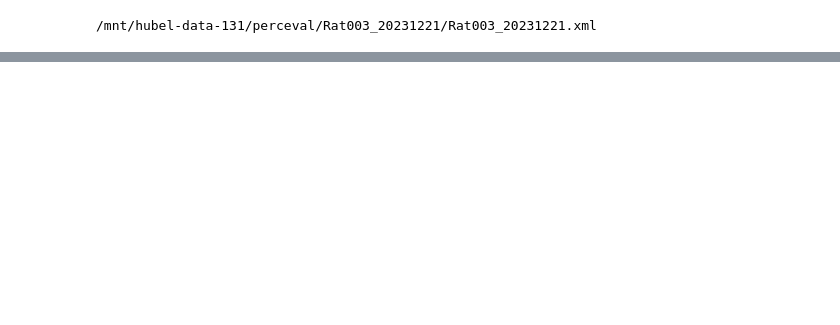
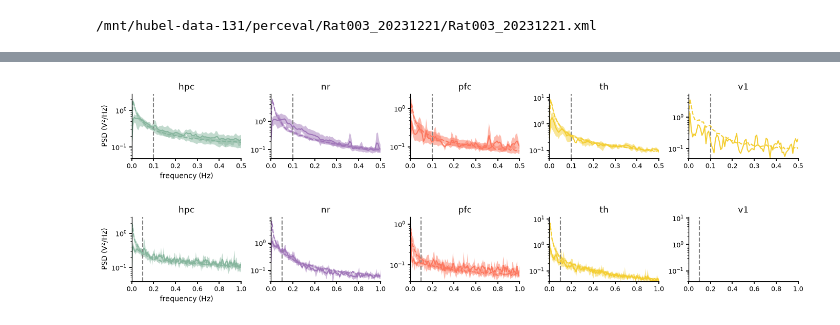
Before and after one commit to pietro-bozzo/NRCode, a Jupyter notebook: Python/Drafts/ISAPSD.ipynb, the cells around one changed output, grey strips where cells are left out. Drawn from its saved outputs; the diff is of its cells as text; code cells hidden in the pictures; blank space fills up the shorter version.

```diff
--- a/Python/Drafts/ISAPSD.ipynb
+++ b/Python/Drafts/ISAPSD.ipynb
@@ -57,0 +69,8 @@ ax[0].set(xlabel='frequency (Hz)',ylabel='PSD (V²/Hz)');
+# %%
+psd, fraction = fma.data.runBatch(batch_file,_ISAPSD,kwargs={'bin': 0.02, 'nperseg': 13},parallel=True)
+psd_cat = xr.concat([d for d in psd if d is not None],dim='rat',coords='different',join='outer')
+psd_avg = psd_cat.groupby('rat').mean(dim='rat',skipna=True)
+fraction_cat = xr.concat([d for d in fraction if d is not None],dim='rat',coords='different',join='outer')
+fraction_avg = fraction_cat.groupby('rat').mean(dim='rat',skipna=True)
+fratio_cat = fraction_cat.sel(isa=True) / fraction_cat.sel(isa=False)
+fratio_avg = fratio_cat.groupby('rat').mean(dim='rat',skipna=True)
@@ -57,0 +96,25 @@ ax[0].set(xlabel='frequency (Hz)',ylabel='PSD (V²/Hz)');
+# %%
+fig, ax = fma.plotting.makeFigure(size=(35,5),n=(1,len(psd_avg.reg.values)))
+for i, reg in enumerate(psd_avg.reg.values):
+    ax[i].axvline(0.1,ls='--',color='gray')
+    fma.plotting.semPlot(psd_avg.f,psd_avg.sel(reg=reg,isa=True),color=isru.paperColors(reg),ax=ax[i])
+    fma.plotting.semPlot(psd_avg.f,psd_avg.sel(reg=reg,isa=False),color=isru.paperColors(reg),lprop={'ls': '--'},ax=ax[i])
+    ax[i].set(title=reg,yscale='log')
+    ax[i].set(xlim=[0,0.5],ylim=[0.05,ax[i].get_ylim()[1]])
+ax[0].set(xlabel='frequency (Hz)',ylabel='PSD (V²/Hz)');
+# %% [output]
+[figure, added]
+# %%
+# see for one rat
+rat = 12
+p = psd_cat.sel(rat=rat)
+fig, ax = fma.plotting.makeFigure(size=(35,5),n=(1,len(p.reg.values)))
+for i, reg in enumerate(p.reg.values):
+    ax[i].axvline(0.1,ls='--',color='gray')
+    fma.plotting.semPlot(p.f,p.sel(reg=reg,isa=True),color=isru.paperColors(reg),ax=ax[i])
+    fma.plotting.semPlot(p.f,p.sel(reg=reg,isa=False),color=isru.paperColors(reg),lprop={'ls': '--'},ax=ax[i])
+    ax[i].set(title=reg,yscale='log')
+    ax[i].set(xlim=[0,1],ylim=[0.04,ax[i].get_ylim()[1]])
+ax[0].set(xlabel='frequency (Hz)',ylabel='PSD (V²/Hz)');
+# %% [output]
+[figure, added]
```
Also changed, not shown: parts of 8 cells of this notebook.
